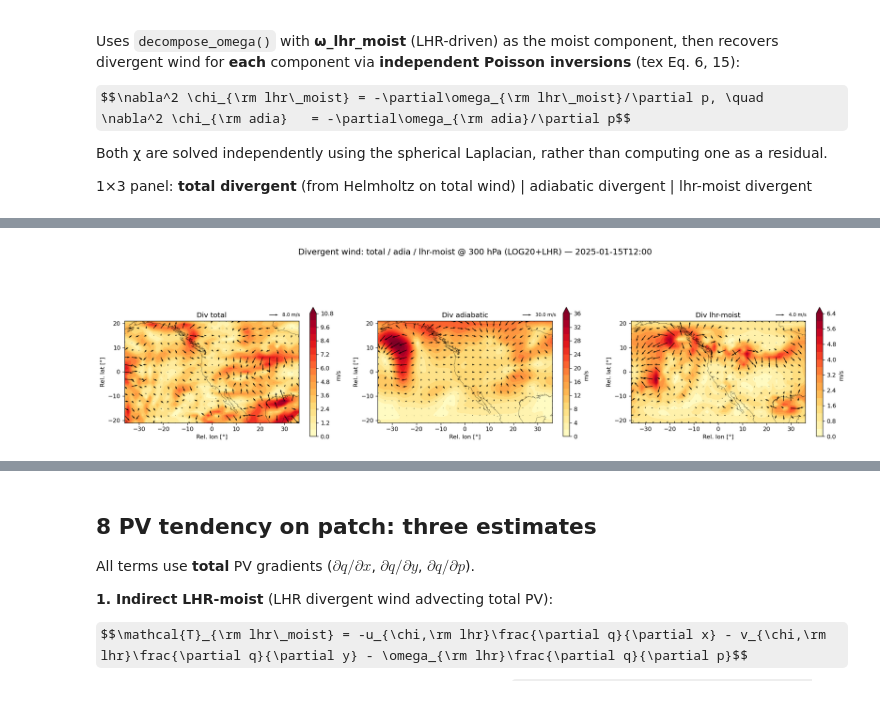
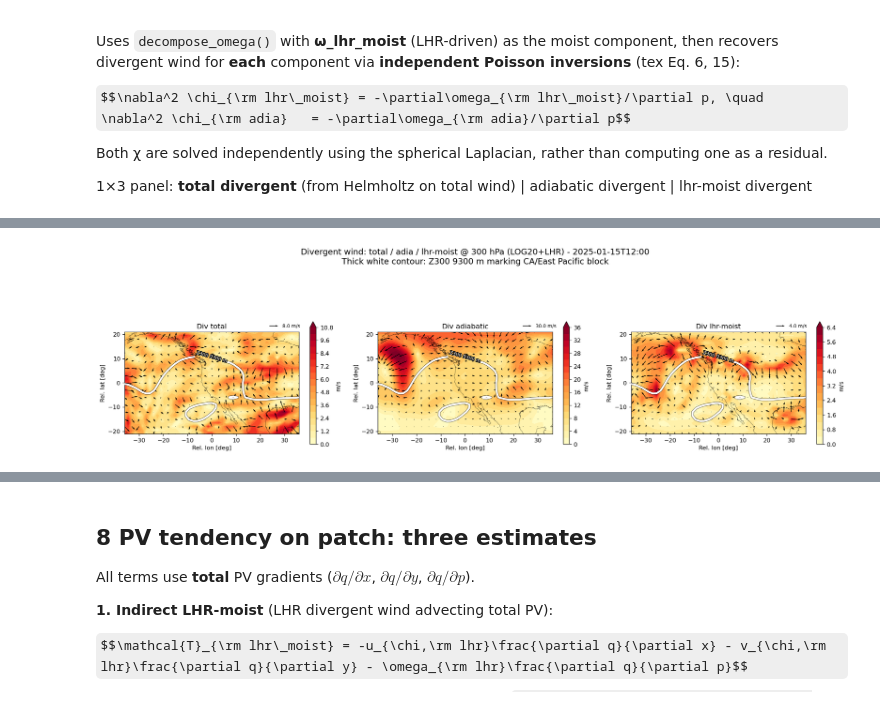
Before and after one commit to yanxingjianken/pvtend, a Jupyter notebook: examples/02_helmholtz_and_qg_omega.ipynb, the cells around one changed output, grey strips where cells are left out. Cells and saved outputs as stored; diff of their text form; code cells hidden in the pictures; some formulas as TeX source.

```diff
--- a/examples/02_helmholtz_and_qg_omega.ipynb
+++ b/examples/02_helmholtz_and_qg_omega.ipynb
@@ -643,9 +680,11 @@ Both χ are solved independently using the spherical Laplacian, rather than comp
 1×3 panel:  **total divergent** (from Helmholtz on total wind)  |  adiabatic divergent  |  lhr-moist divergent
 # %%
 %%time
-# ── Divergent wind from w_lhr_moist and w_adia via independent Poisson ──
-# ω_adia = wd_log20 (LOG20 A+B solve)
-# ω_lhr_moist = w_em_moist (LHR contribution = ω_ABC − ω_AB)
+# Divergent wind from w_lhr_moist and w_adia via independent Poisson
+# omega_adia = wd_log20 (LOG20 A+B solve)
+# omega_lhr_moist = w_em_moist (LHR contribution = omega_ABC - omega_AB)
+
+import matplotlib.patheffects as pe
 
 omega_dry_total = wd_log20
 omega_em_moist  = w_em_moist
@@ -658,12 +697,12 @@ chi_d, u_div_adiabatic, v_div_adiabatic = solve_chi_from_omega(
     omega_dry_total, patch_lat, patch_lon, plevs_pa,
 )
 
-# QG-diabatic divergent wind (from full diabatic residual ω_qg_diabatic = ω_total − ω_adia)
+# QG-diabatic divergent wind (from full diabatic residual omega_qg_diabatic = omega_total - omega_adia)
 chi_qg, u_div_qg, v_div_qg = solve_chi_from_omega(
     w_qg_diabatic, patch_lat, patch_lon, plevs_pa,
 )
 
-# For backward compat aliases used in §8
+# For backward compat aliases used in section 8
 u_div_diabatic = u_div_em
 v_div_diabatic = v_div_em
 omega_diabatic_total = omega_em_moist
@@ -672,7 +711,73 @@ print(f"|u_div_lhr_moist| max = {np.abs(u_div_em[ilev]).max():.3f} m/s")
 print(f"|u_div_qg_diabatic| max = {np.abs(u_div_qg[ilev]).max():.3f} m/s")
 print(f"|u_div_adia|      max = {np.abs(u_div_adiabatic[ilev]).max():.3f} m/s")
 
-# ── 1×3 panel: divergent wind total / dry / em-moist @ PLOT_LEV ──
+# Blocking marker contour.
+# Z is much cleaner than PV for this case; tmp/cali_block_z_pv_contour_diagnostic.png
+# shows PV is filamentary/noisy while Z300 has a compact ridge contour over CA/East Pacific.
+BLOCK_CONTOUR_VAR = "z"       # "z" or "pv"
+BLOCK_CONTOUR_LEV = 300       # hPa
+BLOCK_CONTOUR_VALUE = 9300.0  # m for z, PVU for pv
+BLOCK_CONTOUR_LW = 3.0
+
+
+def _block_contour_field(var_name, level_hpa):
+    """Return the patch field, selected level index, and display label for the block contour."""
+    k = int(np.argmin(np.abs(levs_hpa - level_hpa)))
+    var_key = var_name.lower()
+    if var_key == "z":
+        field = p_z_snap[k] / G0
+        unit = "m"
+        label = f"Z{int(levs_hpa[k])} {BLOCK_CONTOUR_VALUE:.0f} {unit}"
+    elif var_key == "pv":
+        p_pv_snap = patcher.extract(pv_snap, i_lat, i_lon)
+        field = p_pv_snap[k].astype(float)
+        if np.nanmax(np.abs(field)) < 0.05:
+            field = field / 1e-6
+        unit = "PVU"
+        label = f"PV{int(levs_hpa[k])} {BLOCK_CONTOUR_VALUE:.1f} {unit}"
+    else:
+        raise ValueError("BLOCK_CONTOUR_VAR must be 'z' or 'pv'")
+    return field, k, label
+
+
+block_field, block_ilev, block_label = _block_contour_field(BLOCK_CONTOUR_VAR, BLOCK_CONTOUR_LEV)
+print(
+    f"Block marker: {block_label}; "
+    f"field range=[{np.nanmin(block_field):.2f}, {np.nanmax(block_field):.2f}]"
+)
+
+
+def overlay_block_contour(ax):
+    """Overlay one thick white contour marking the California blocking ridge."""
+    fmin = float(np.nanmin(block_field))
+    fmax = float(np.nanmax(block_field))
+    if not (fmin <= BLOCK_CONTOUR_VALUE <= fmax):
+        print(
+            f"Skipping block contour: {BLOCK_CONTOUR_VALUE:g} is outside "
+            f"[{fmin:.2f}, {fmax:.2f}]"
+        )
+        return None
+    contour = ax.contour(
+        x_coords, y_coords, block_field,
+        levels=[BLOCK_CONTOUR_VALUE],
+        colors="white", linewidths=BLOCK_CONTOUR_LW, zorder=8,
+    )
+    contour_artists = getattr(contour, "collections", [contour])
+    for artist in contour_artists:
+        artist.set_path_effects([
+            pe.Stroke(linewidth=BLOCK_CONTOUR_LW + 1.5, foreground="black", alpha=0.55),
+            pe.Normal(),
+        ])
+    labels = ax.clabel(
+        contour, levels=[BLOCK_CONTOUR_VALUE], fmt={BLOCK_CONTOUR_VALUE: block_label},
+        inline=True, fontsize=8, colors="white",
+    )
+    for text in labels:
+        text.set_path_effects([pe.Stroke(linewidth=2.0, foreground="black"), pe.Normal()])
+    return contour
+
+
+# 1x3 panel: divergent wind total / dry / em-moist @ PLOT_LEV
 fig, axes = plt.subplots(1, 3, figsize=(18, 5))
 div_panels = [
     ("Div total",       p_u_div[ilev],  p_v_div[ilev]),
@@ -693,16 +798,20 @@ for ax, (title, uk, vk) in zip(axes, div_panels):
     q = ax.quiver(x_coords[::skip], y_coords[::skip],
                   uk[::skip, ::skip], vk[::skip, ::skip],
                   scale=qscale, width=0.003, color="k")
+    overlay_block_contour(ax)
     ax.quiverkey(q, 0.88, 1.06, ref_nice, f"{ref_nice:.1f} m/s",
                  labelpos="E", fontproperties=dict(size=8))
     overlay_coastlines(ax, **coast_kw)
     ax.set_aspect("equal")
-    ax.set_xlabel("Rel. lon [°]"); ax.set_ylabel("Rel. lat [°]")
+    ax.set_xlabel("Rel. lon [deg]"); ax.set_ylabel("Rel. lat [deg]")
     ax.set_title(title, fontsize=12)
     plt.colorbar(cf, ax=ax, shrink=0.7, label="m/s")
 
-fig.suptitle(f"Divergent wind: total / adia / lhr-moist @ {PLOT_LEV} hPa (LOG20+LHR) — {ts_str}",
-             fontsize=14, y=1.05)
+fig.suptitle(
+    f"Divergent wind: total / adia / lhr-moist @ {PLOT_LEV} hPa (LOG20+LHR) - {ts_str}\n"
+    f"Thick white contour: {block_label} marking CA/East Pacific block",
+    fontsize=14, y=1.08,
+)
 fig.tight_layout()
 plt.show(); plt.close("all"); gc.collect()
 # %% [output]
@@ -712 +822 @@ plt.show(); plt.close("all"); gc.collect()
-[figure, old version]
+[figure, new version]
```
Also changed, not shown: parts of 6 cells of this notebook, 21 other files.
